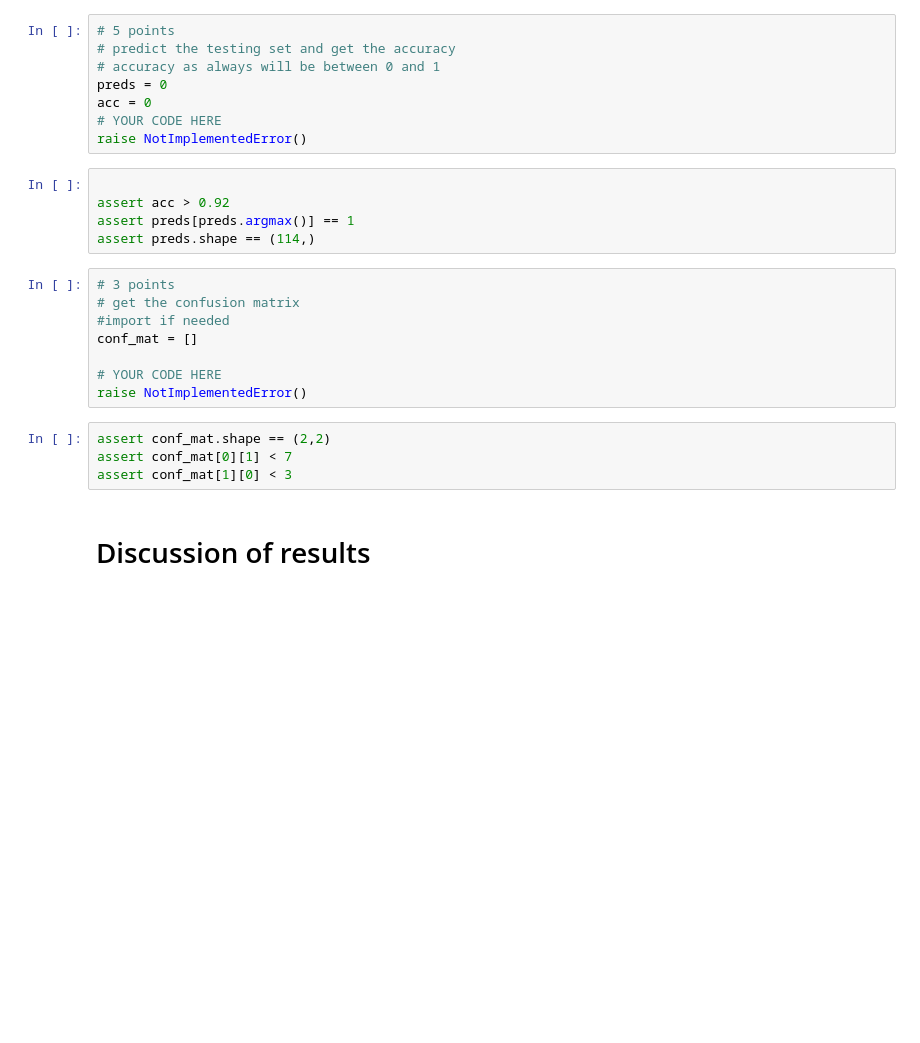
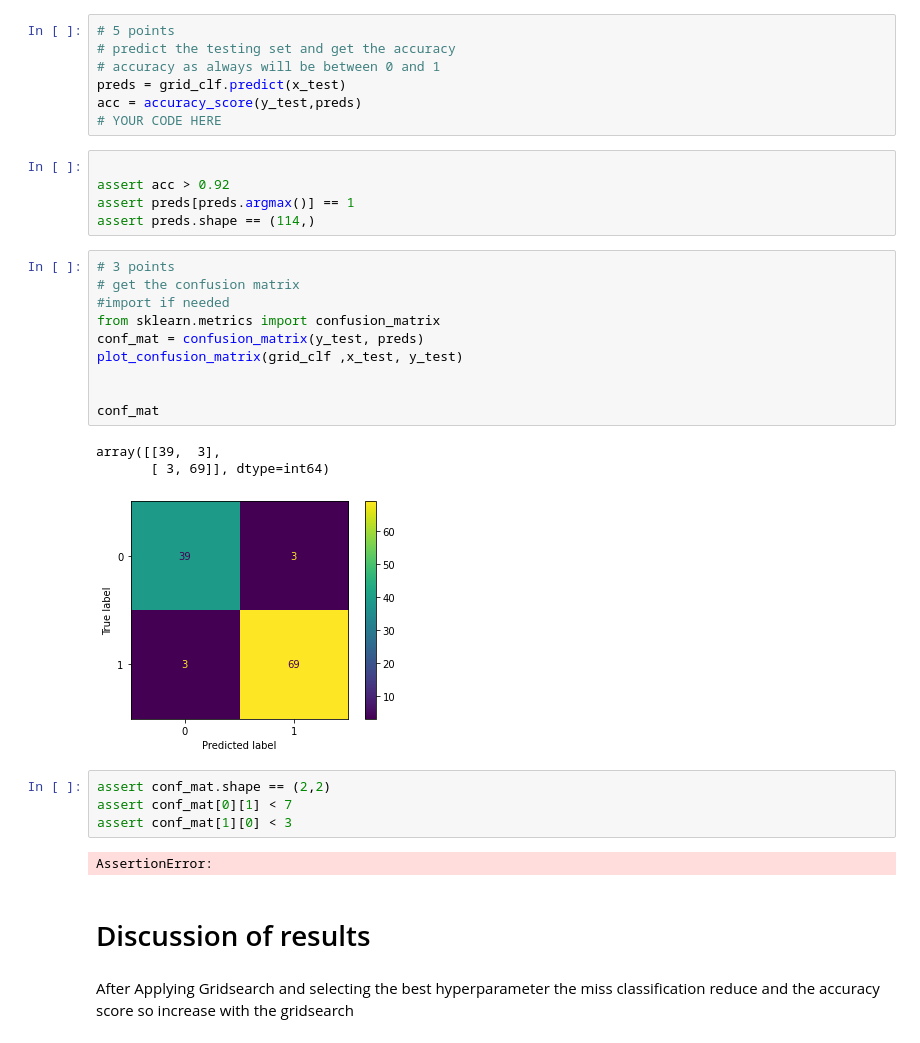
Before and after one commit to Kingsley-opoku/Strive_school_Exercise, a Jupyter notebook: Chapter 02/12. SVM/ml7.ipynb, the cells around one changed output. Drawn from its saved outputs; the diff is of its cells as text; blank space fills up the shorter version.

```diff
--- a/Chapter 02/12. SVM/ml7.ipynb
+++ b/Chapter 02/12. SVM/ml7.ipynb
@@ -180,10 +182,9 @@ KeyError: 0
 # 5 points
 # predict the testing set and get the accuracy
 # accuracy as always will be between 0 and 1
-preds = 0
-acc = 0
+preds = grid_clf.predict(x_test)
+acc = accuracy_score(y_test,preds)
 # YOUR CODE HERE
-raise NotImplementedError()
 # %%
 
 assert acc > 0.92
@@ -192,14 +193,24 @@ assert preds.shape == (114,)
 # %%
 # 3 points
 # get the confusion matrix
 #import if needed
-conf_mat = []
+from sklearn.metrics import confusion_matrix
+conf_mat = confusion_matrix(y_test, preds)
+plot_confusion_matrix(grid_clf ,x_test, y_test)
 
-# YOUR CODE HERE
-raise NotImplementedError()
+
+conf_mat
+# %% [output]
+array([[39,  3],
+       [ 3, 69]], dtype=int64)
+[figure, added]
 # %%
 assert conf_mat.shape == (2,2)
 assert conf_mat[0][1] < 7
 assert conf_mat[1][0] < 3
+# %% [output]
+AssertionError:
 # %% [markdown]
 # Discussion of results
+# %% [markdown]
+After Applying Gridsearch and selecting the best hyperparameter the miss classification reduce and the accuracy score so increase with the gridsearch
```
Also changed, not shown: parts of 5 cells of this notebook.
